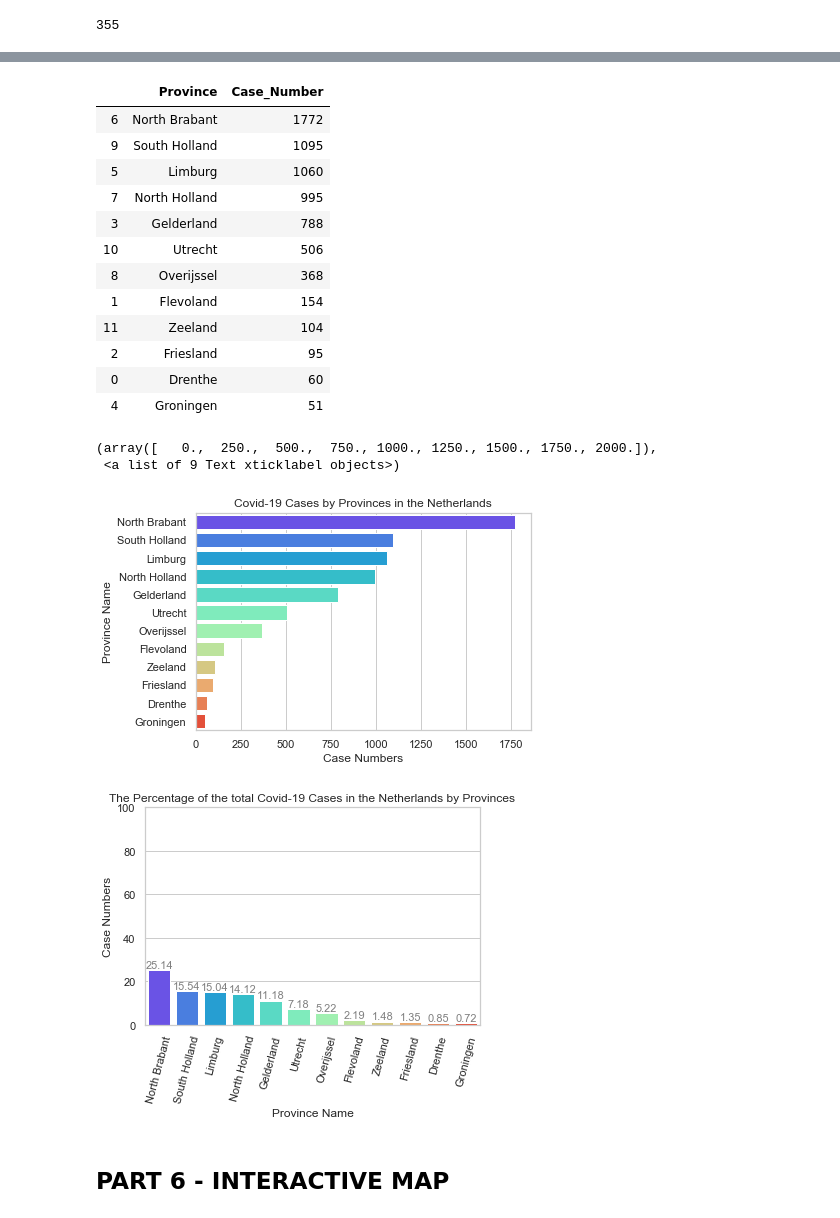
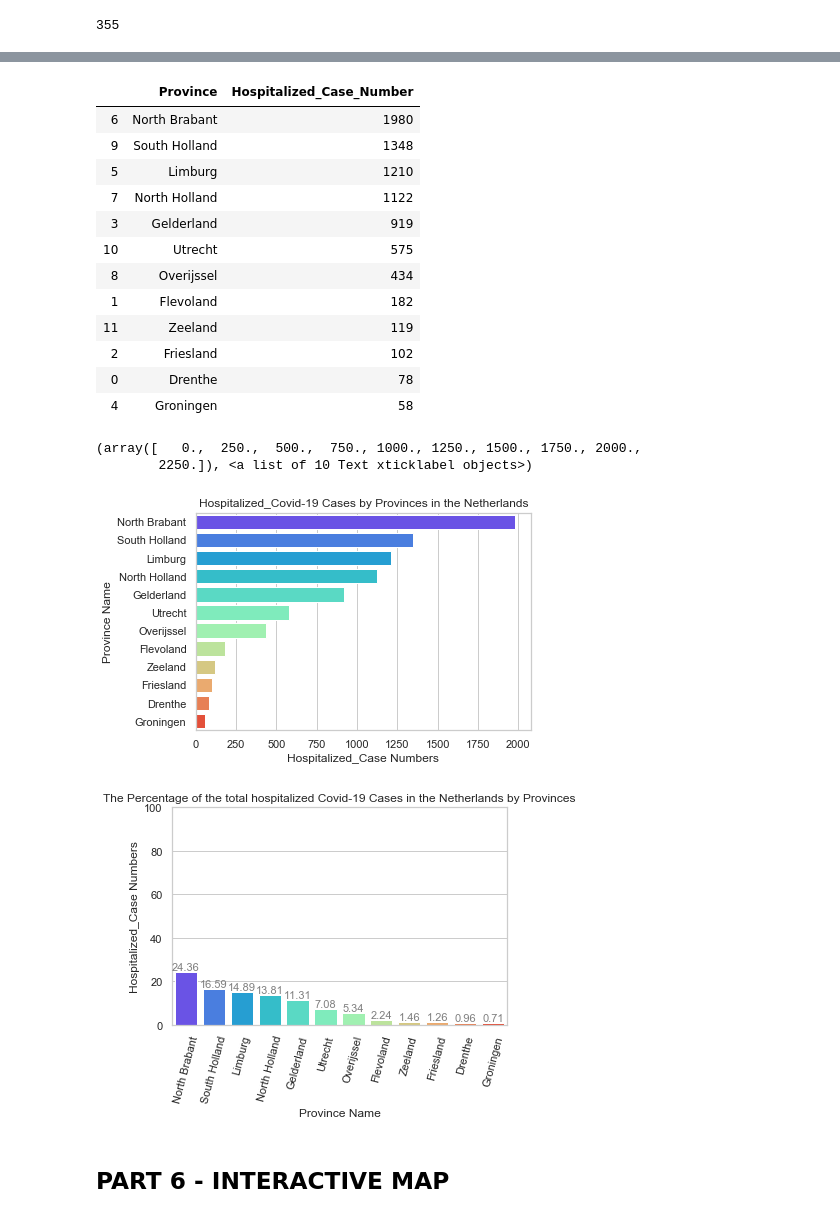
Before and after one commit to IJzerenSteen/CORONA_BY_MUNICIPALITY_NL, a Jupyter notebook: Covid_Mun_NL_REAL_TIME_DATABASE_Latest_Version.ipynb, the cells around one changed output, grey strips where cells are left out. Saved outputs shown, nothing was run; the diff lists cells and outputs as text; code cells hidden in the pictures.

```diff
--- a/Covid_Mun_NL_REAL_TIME_DATABASE_Latest_Version.ipynb
+++ b/Covid_Mun_NL_REAL_TIME_DATABASE_Latest_Version.ipynb
@@ -79,7 +80,7 @@ df2.head()
 # %%
 df2['Population'] = pd.to_numeric(df2['Population'])
+df2['Reported_Case_Number'] = pd.to_numeric(df2['Reported_Case_Number'])
+df2['Hospitalized_Case_Number'] = pd.to_numeric(df2['Hospitalized_Case_Number'])
-# %%
-df2['Case_Number'] = pd.to_numeric(df2['Case_Number'])
 # %%
 df2.dtypes
 # %% [output]
@@ -298,0 +338,6 @@ plt.xticks(rotation=85)
+# %%
+import seaborn as sns
+sns.set(style="whitegrid")
+ax = sns.barplot(x=df_maxs_r.Municipality, y=df_maxs_r.Reported_Case_Number, data=df_maxs_r, palette='rainbow')
+ax.set(xlabel='Municipality Name', ylabel='Reported Case Numbers', title='20 Municipalities where the reported Covid-19 cases are the highest in the Netherlands')
+plt.xticks(rotation=85)
@@ -327,45 +376,45 @@ df.sort_values(by='Population', ascending=False).head(10) # Listing by populatio
 # %%
-result = df.groupby(["Province"])['Case_Number'].aggregate(np.sum).reset_index().sort_values('Case_Number', ascending=False)
+result = df.groupby(["Province"])['Hospitalized_Case_Number'].aggregate(np.sum).reset_index().sort_values('Hospitalized_Case_Number', ascending=False)
 result
 # %% [output]
-|  | Province | Case_Number |
-| 6 | North Brabant | 1772 |
-| 9 | South Holland | 1095 |
-| 5 | Limburg | 1060 |
-| 7 | North Holland | 995 |
-| 3 | Gelderland | 788 |
-| 10 | Utrecht | 506 |
-| 8 | Overijssel | 368 |
-| 1 | Flevoland | 154 |
-| 11 | Zeeland | 104 |
-| 2 | Friesland | 95 |
-| 0 | Drenthe | 60 |
-| 4 | Groningen | 51 |
+|  | Province | Hospitalized_Case_Number |
+| 6 | North Brabant | 1980 |
+| 9 | South Holland | 1348 |
+| 5 | Limburg | 1210 |
+| 7 | North Holland | 1122 |
+| 3 | Gelderland | 919 |
+| 10 | Utrecht | 575 |
+| 8 | Overijssel | 434 |
+| 1 | Flevoland | 182 |
+| 11 | Zeeland | 119 |
+| 2 | Friesland | 102 |
+| 0 | Drenthe | 78 |
+| 4 | Groningen | 58 |
 # %%
 import seaborn as sns
 sns.set(style="whitegrid")
-ax = sns.barplot(y=df.Province, x=df.Case_Number, data=df, palette='rainbow', estimator=sum, order=result['Province'], ci=None)
-ax.set(ylabel='Province Name', xlabel='Case Numbers', title='Covid-19 Cases by Provinces in the Netherlands')
+ax = sns.barplot(y=df.Province, x=df.Hospitalized_Case_Number, data=df, palette='rainbow', estimator=sum, order=result['Province'], ci=None)
+ax.set(ylabel='Province Name', xlabel='Hospitalized_Case Numbers', title='Hospitalized_Covid-19 Cases by Provinces in the Netherlands')
 plt.xticks(rotation=0)
 # %% [output]
-(array([   0.,  250.,  500.,  750., 1000., 1250., 1500., 1750., 2000.]),
- <a list of 9 Text xticklabel objects>)
+(array([   0.,  250.,  500.,  750., 1000., 1250., 1500., 1750., 2000.,
+        2250.]), <a list of 10 Text xticklabel objects>)
-[figure, old version]
+[figure, new version]
 # %%
 sns.set(style="whitegrid")
 
 total = float(len(result))
-g= sns.barplot(x=df.Province, y=df.Case_Number, data=df, palette='rainbow', estimator=lambda y: sum(y) / sum(df.Case_Number) * 100, order=result['Province'], ci=None)
-g.set(xlabel='Province Name', ylabel='Case Numbers', title='The Percentage of the total Covid-19 Cases in the Netherlands by Provinces')
+g= sns.barplot(x=df.Province, y=df.Hospitalized_Case_Number, data=df, palette='rainbow', estimator=lambda y: sum(y) / sum(df.Hospitalized_Case_Number) * 100, order=result['Province'], ci=None)
+g.set(xlabel='Province Name', ylabel='Hospitalized_Case Numbers', title='The Percentage of the total hospitalized Covid-19 Cases in the Netherlands by Provinces')
 plt.xticks(rotation=75)
 ax=g
 for p in ax.patches:
              ax.annotate("%.2f" % p.get_height(), (p.get_x() + p.get_width() / 2., p.get_height()),
                  ha='center', va='center', fontsize=11, color='gray', xytext=(0, 5),
                  textcoords='offset points')
-_ = g.set_ylim(0,100) #To make space for the annotations
+_ = g.set_ylim(0,100)
 # %% [output]
-[figure, old version]
+[figure, new version]
 # %% [markdown]
 ## PART 6 - INTERACTIVE MAP
 # %%
```
Also changed, not shown: parts of 23 cells of this notebook.
